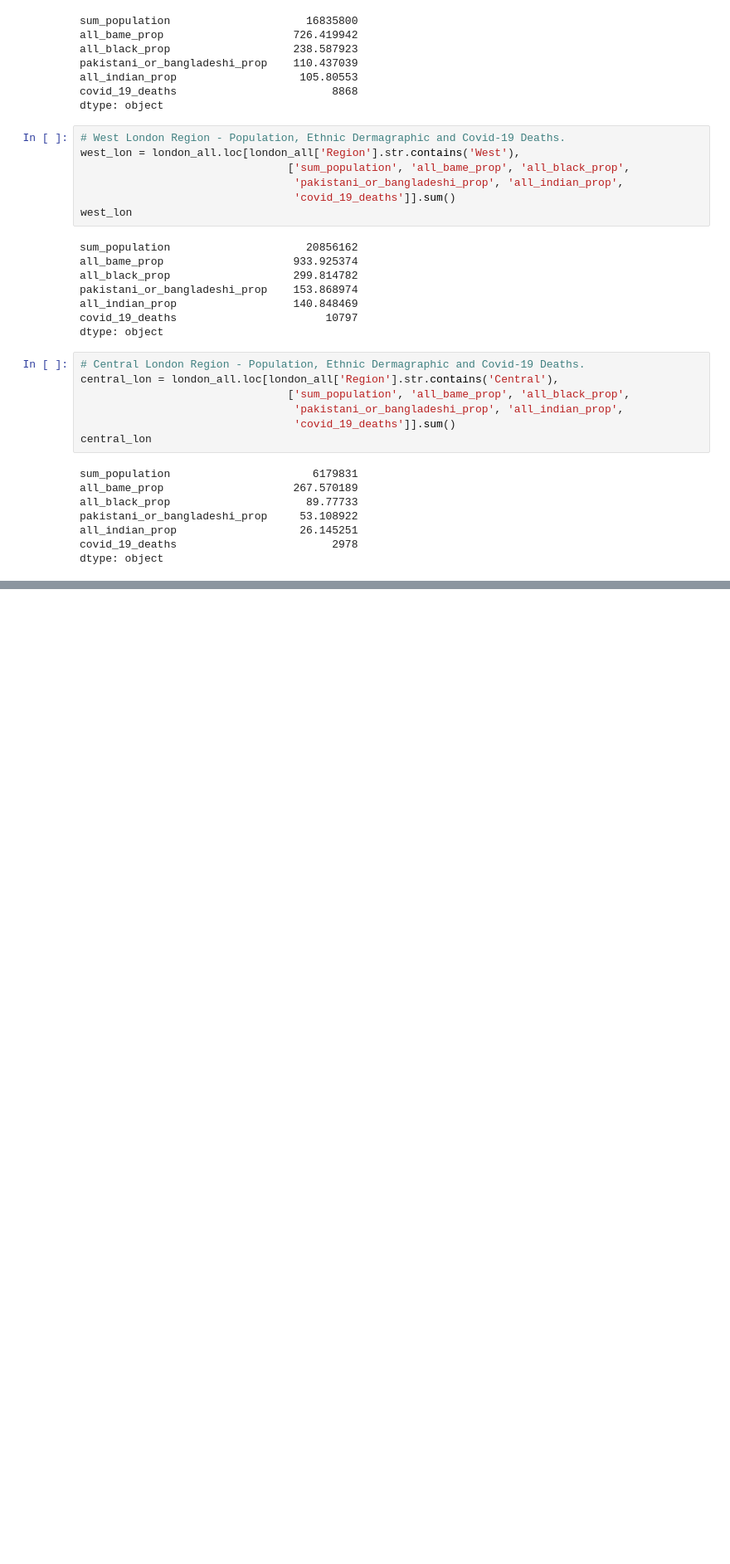
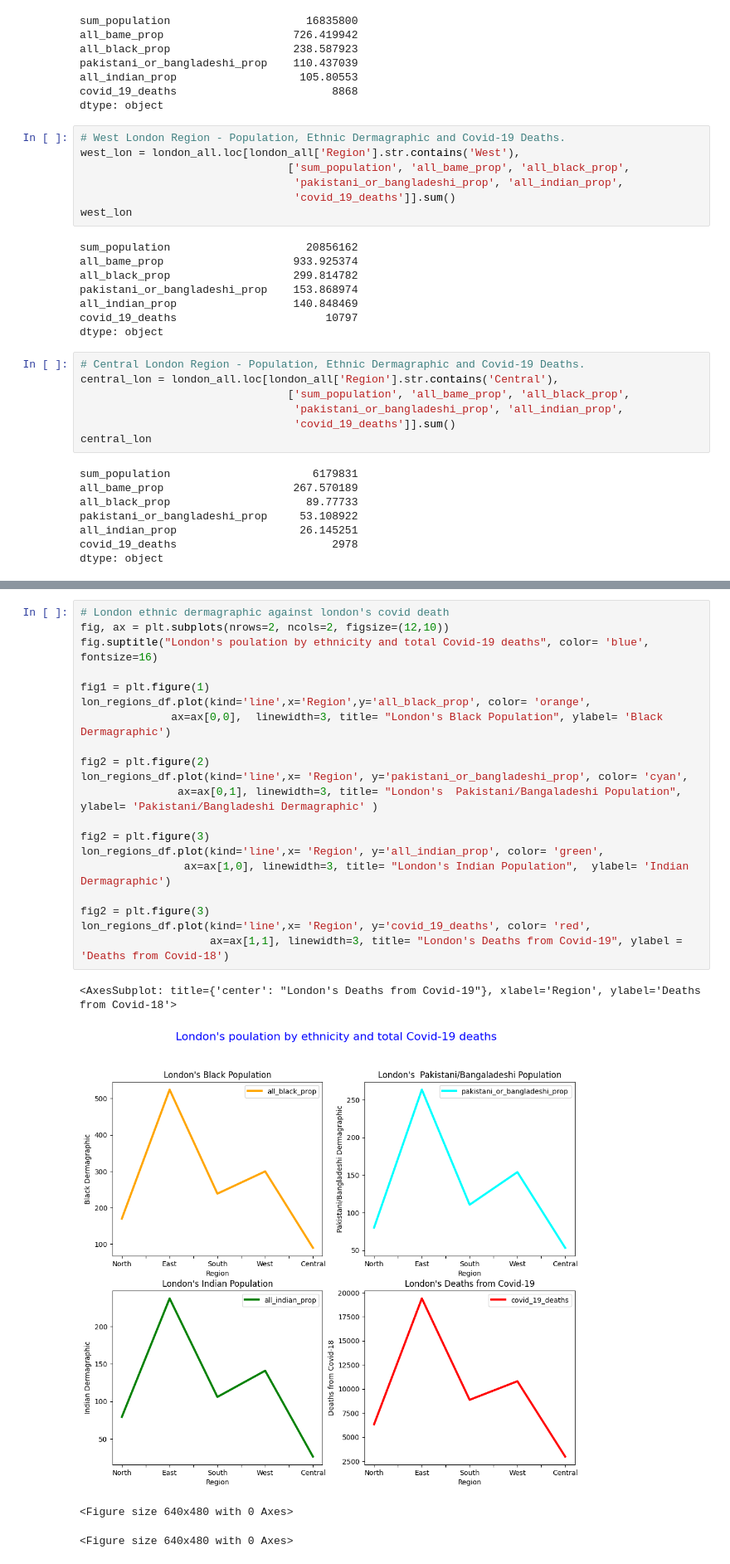
Before and after one commit to VonnieC1/CFG-Final-Group-Project-, a Jupyter notebook: CFG Project_YC_Data_analysis.ipynb, the cells around one changed output, grey strips where cells are left out. Shown at 83% size. Drawn from its saved outputs; the diff is of its cells as text; blank space fills up the shorter version.

```diff
--- a/CFG Project_YC_Data_analysis.ipynb
+++ b/CFG Project_YC_Data_analysis.ipynb
@@ -261,3 +223,28 @@ plt.legend()
 # %% [output]
 <matplotlib.legend.Legend at 0x...>
 [figure]
+# %%
+# London ethnic dermagraphic against london's covid death
+fig, ax = plt.subplots(nrows=2, ncols=2, figsize=(12,10))
+fig.suptitle("London's poulation by ethnicity and total Covid-19 deaths", color= 'blue', fontsize=16)
+
+fig1 = plt.figure(1)
+lon_regions_df.plot(kind='line',x='Region',y='all_black_prop', color= 'orange',
+              ax=ax[0,0],  linewidth=3, title= "London's Black Population", ylabel= 'Black Dermagraphic')
+
+fig2 = plt.figure(2)
+lon_regions_df.plot(kind='line',x= 'Region', y='pakistani_or_bangladeshi_prop', color= 'cyan',
+               ax=ax[0,1], linewidth=3, title= "London's  Pakistani/Bangaladeshi Population", ylabel= 'Pakistani/Bangladeshi Dermagraphic' )
+
+fig2 = plt.figure(3)
+lon_regions_df.plot(kind='line',x= 'Region', y='all_indian_prop', color= 'green',
+                ax=ax[1,0], linewidth=3, title= "London's Indian Population",  ylabel= 'Indian Dermagraphic')
+
+fig2 = plt.figure(3)
+lon_regions_df.plot(kind='line',x= 'Region', y='covid_19_deaths', color= 'red',
+                    ax=ax[1,1], linewidth=3, title= "London's Deaths from Covid-19", ylabel = 'Deaths from Covid-18')
+# %% [output]
+<AxesSubplot: title={'center': "London's Deaths from Covid-19"}, xlabel='Region', ylabel='Deaths from Covid-18'>
+[figure, added]
+<Figure size 640x480 with 0 Axes>
+<Figure size 640x480 with 0 Axes>
```
Also changed, not shown: parts of 9 cells of this notebook.
